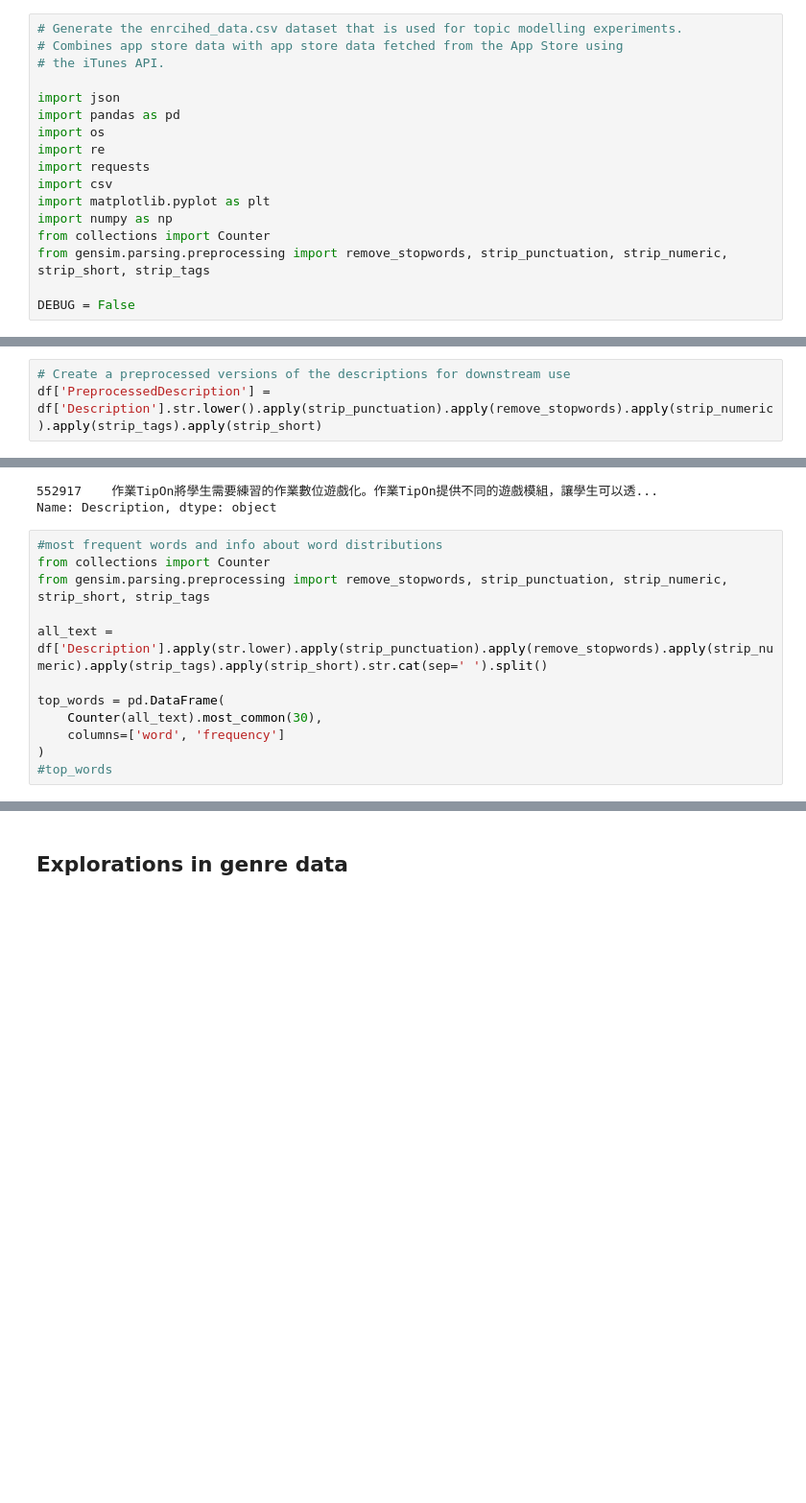
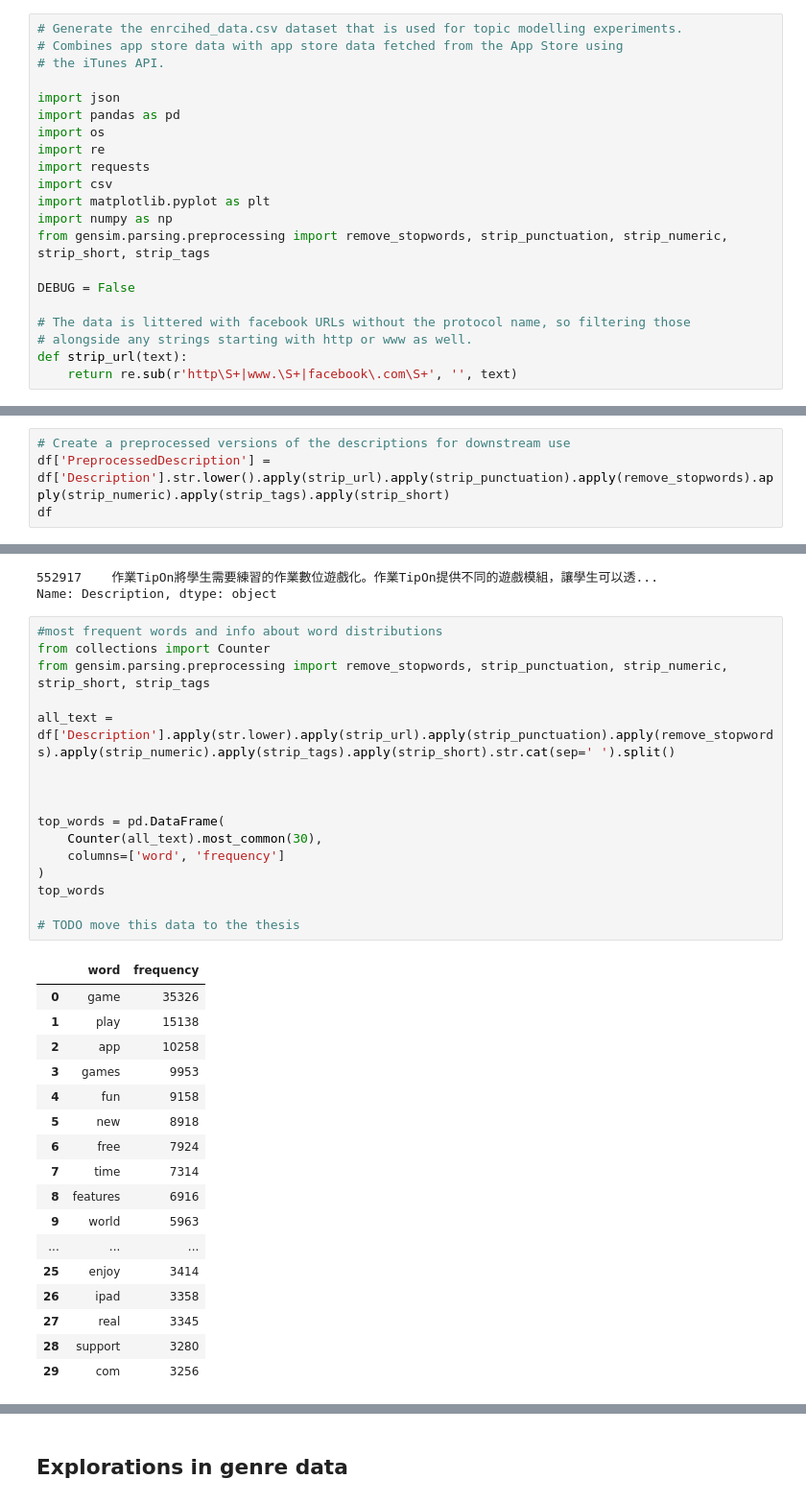
Before and after one commit to tsido/lda-thesis, a Jupyter notebook: data/generate_game_descriptions.ipynb, the cells around one changed output, grey strips where cells are left out. Shown: that part at 96% size. Cells and saved outputs as stored; diff of their text form; blank space fills up the shorter version.

Commit message:
Filter URLs in data preprocessing

```diff
--- a/data/generate_game_descriptions.ipynb
+++ b/data/generate_game_descriptions.ipynb
@@ -11,10 +11,14 @@ import requests
 import csv
 import matplotlib.pyplot as plt
 import numpy as np
-from collections import Counter
 from gensim.parsing.preprocessing import remove_stopwords, strip_punctuation, strip_numeric, strip_short, strip_tags
 
 DEBUG = False
+
+# The data is littered with facebook URLs without the protocol name, so filtering those
+# alongside any strings starting with http or www as well.
+def strip_url(text):
+    return re.sub(r'http\S+|www.\S+|facebook\.com\S+', '', text)
 # %%
 if not DEBUG:
     df = pd.read_csv('appleAppData.csv')
@@ -176,4 +180,5 @@ df
 12901 rows × 16 columns
 # %%
 # Create a preprocessed versions of the descriptions for downstream use
-df['PreprocessedDescription'] = df['Description'].str.lower().apply(strip_punctuation).apply(remove_stopwords).apply(strip_numeric).apply(strip_tags).apply(strip_short)
+df['PreprocessedDescription'] = df['Description'].str.lower().apply(strip_url).apply(strip_punctuation).apply(remove_stopwords).apply(strip_numeric).apply(strip_tags).apply(strip_short)
+df
@@ -245,15 +257,37 @@ Name: Description, dtype: object
 # %%
 #most frequent words and info about word distributions
 from collections import Counter
 from gensim.parsing.preprocessing import remove_stopwords, strip_punctuation, strip_numeric, strip_short, strip_tags
 
-all_text = df['Description'].apply(str.lower).apply(strip_punctuation).apply(remove_stopwords).apply(strip_numeric).apply(strip_tags).apply(strip_short).str.cat(sep=' ').split()
+all_text = df['Description'].apply(str.lower).apply(strip_url).apply(strip_punctuation).apply(remove_stopwords).apply(strip_numeric).apply(strip_tags).apply(strip_short).str.cat(sep=' ').split()
+
+
 
 top_words = pd.DataFrame(
     Counter(all_text).most_common(30),
     columns=['word', 'frequency']
 )
-#top_words
+top_words
+
+# TODO move this data to the thesis
+# %% [output]
+|  | word | frequency |
+| 0 | game | 35326 |
+| 1 | play | 15138 |
+| 2 | app | 10258 |
+| 3 | games | 9953 |
+| 4 | fun | 9158 |
+| 5 | new | 8918 |
+| 6 | free | 7924 |
+| 7 | time | 7314 |
+| 8 | features | 6916 |
+| 9 | world | 5963 |
+| ... | ... | ... |
+| 25 | enjoy | 3414 |
+| 26 | ipad | 3358 |
+| 27 | real | 3345 |
+| 28 | support | 3280 |
+| 29 | com | 3256 |
 # %%
 # print out most frequent content words to latex
 # https://pandas.pydata.org/docs/reference/api/pandas.io.formats.style.Styler.to_latex.html
```
Also changed, not shown: parts of 7 cells of this notebook.
